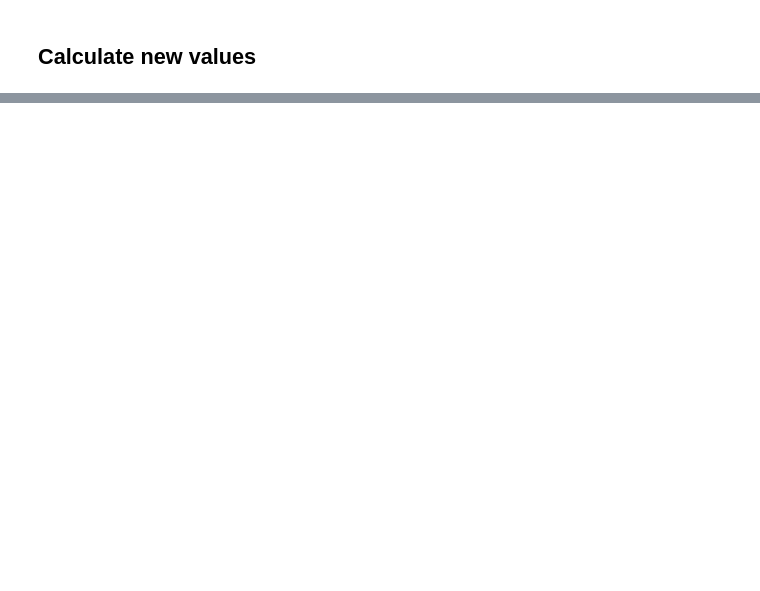
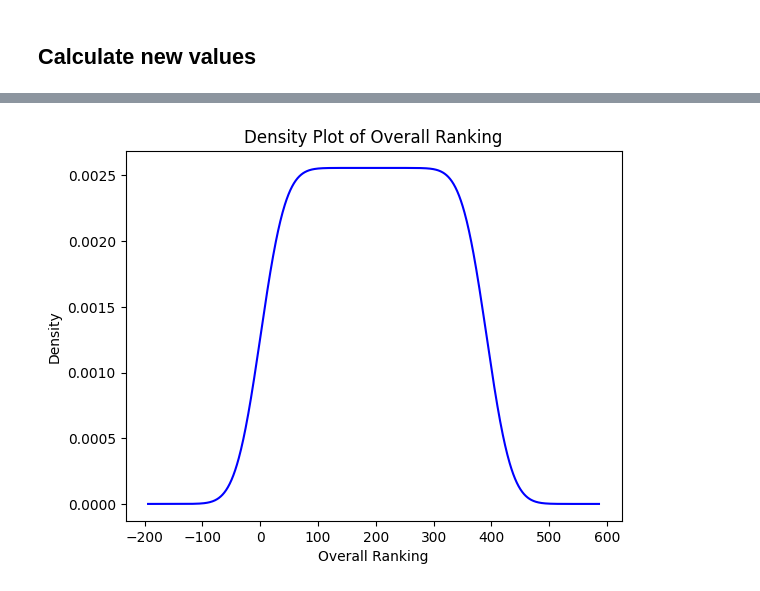
Before and after one commit to slee502/AnimalCrossing_Villager_Popularity, a Jupyter notebook: Villager_Popularity_Analysis.ipynb, the cells around one changed output, grey strips where cells are left out. Cells and saved outputs as stored; diff of their text form; code cells hidden in the pictures; blank space fills up the shorter version.

```diff
--- a/Villager_Popularity_Analysis.ipynb
+++ b/Villager_Popularity_Analysis.ipynb
@@ -387,0 +411,4 @@ memory usage: 64.1+ KB
+# %%
+# create new column called 'overall_ranking'; this will give each villager an overall ranking based on their position in the sorted dataframe
+final_merged_df['Overall_Ranking'] = np.arange(1, len(final_merged_df)+1)
+final_merged_df
@@ -387,0 +801,13 @@ memory usage: 64.1+ KB
+# %%
+# Create a list of all words in the requests, making sure each request is a string
+words = ' '.join(str(request) for request in final_merged_df['Request']).lower().split()
+
+# Remove stopwords from the list of words
+stop_words = set(stopwords.words('english'))
+words = [word for word in words if word not in stop_words]
+
+# Count the 10 most common words
+word_counts = Counter(words)
+most_common_words = word_counts.most_common(20)
+
+print(most_common_words)
@@ -387,0 +911,12 @@ memory usage: 64.1+ KB
+# %%
+# Plotting a density plot for the 'Overall_Ranking' column.
+# This plot will help us understand the distribution of the overall rankings of the villagers.
+# The x-axis represents the overall ranking, and the y-axis represents the density (estimated probability) at each ranking.
+# Peaks in the plot represent values (rankings) that occur more frequently (are more dense).
+# This can help us identify if there are certain rankings that are more common among the villagers.
+final_merged_df['Overall_Ranking'].plot(kind='density', color='blue')
+plt.title('Density Plot of Overall Ranking')
+plt.xlabel('Overall Ranking')
+plt.show()
+# %% [output]
+[figure, added]
```
Also changed, not shown: parts of 60 cells of this notebook.
